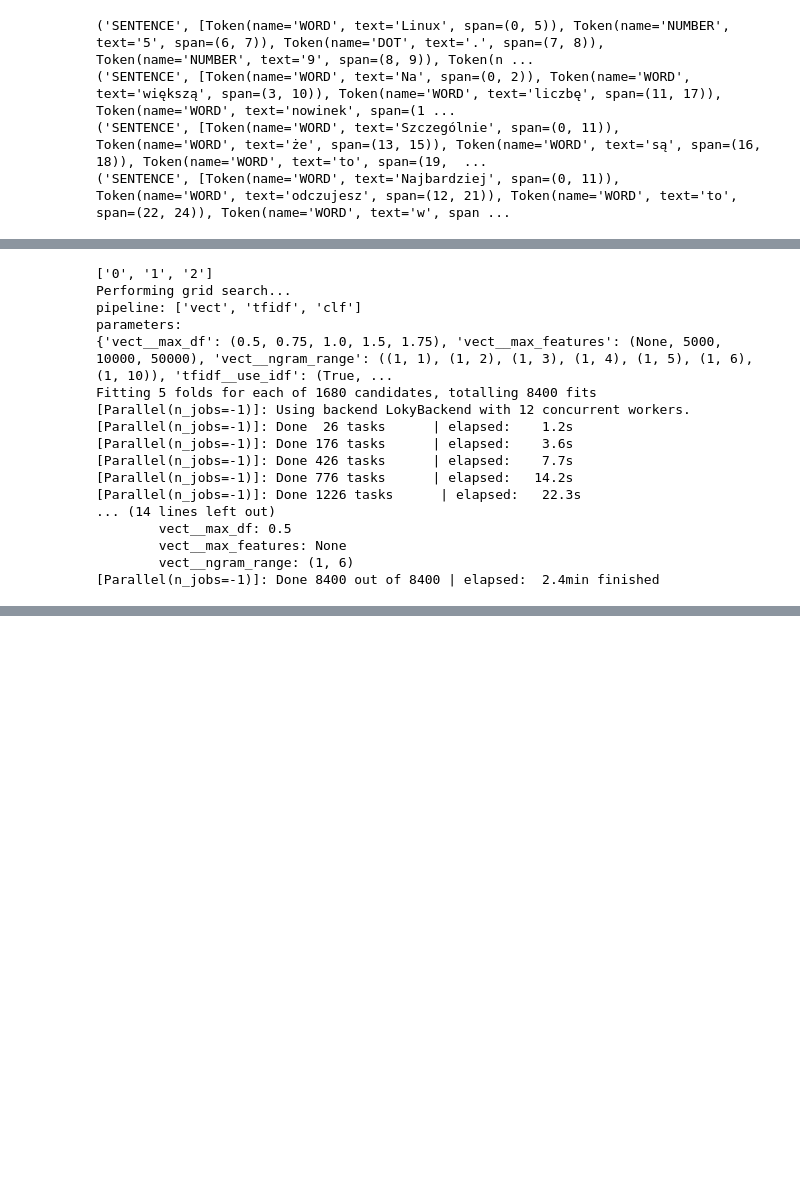
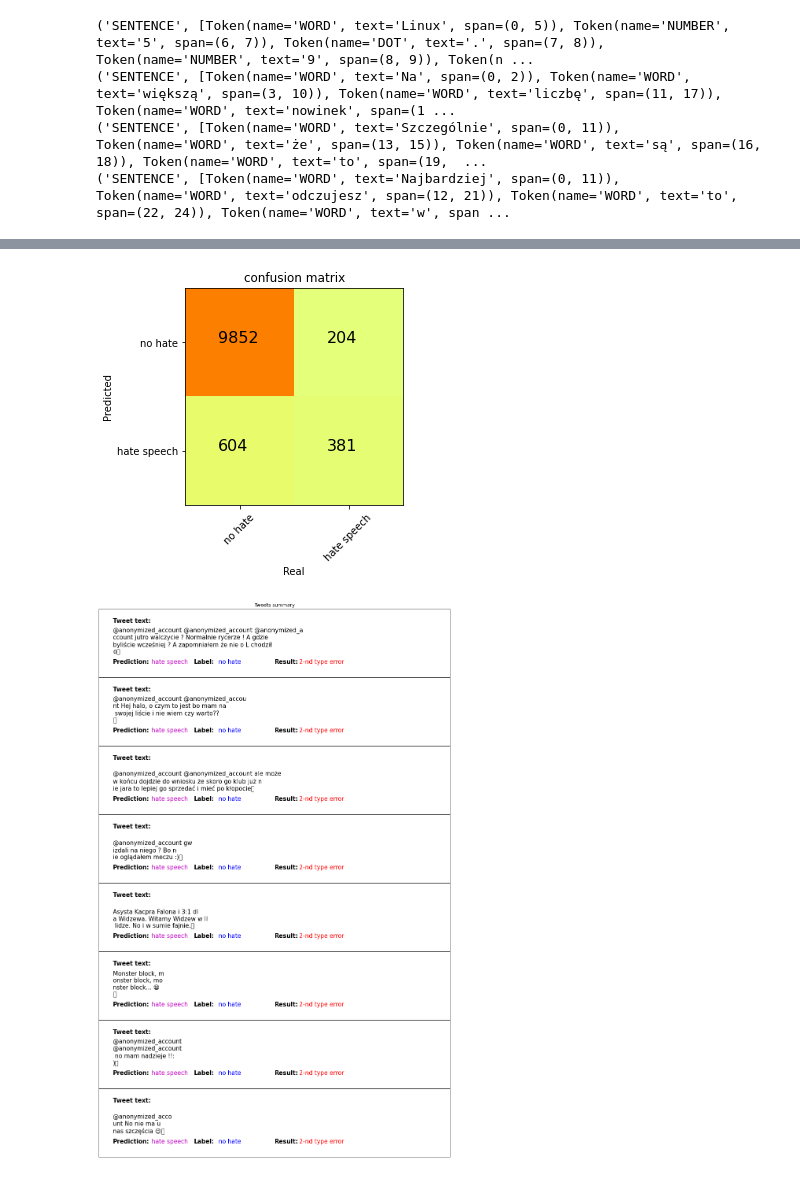
Before and after one commit to kk0walski/AJNLab1, a Jupyter notebook: hate_speech/Tokenization.ipynb, the cells around one changed output, grey strips where cells are left out. Cells and saved outputs as stored; diff of their text form; code cells hidden in the pictures; blank space fills up the shorter version.

```diff
--- a/hate_speech/Tokenization.ipynb
+++ b/hate_speech/Tokenization.ipynb
@@ -168,6 +233,8 @@ NameError: name 'write_part_of_speech' is not defined
 # %%
 from time import time
 
+import pickle
+import gzip
 import pandas as pd
 from sklearn.metrics import f1_score, make_scorer
 from sklearn.feature_extraction.text import CountVectorizer
@@ -175,8 +242,11 @@ from sklearn.feature_extraction.text import TfidfTransformer
 from sklearn.model_selection import GridSearchCV
 from sklearn.naive_bayes import ComplementNB
 from sklearn.pipeline import Pipeline
+from sklearn.metrics import confusion_matrix
 
-def test_classifier(text_file):
+def test_classifier(text_file, out_file, board_file):
+    SPLIT_RATIO = 0.7
+
     columns = ['tweet', 'target']
     rows = []
     with open(text_file) as texts, open("labels.txt") as labels:
@@ -185,7 +255,7 @@ def test_classifier(text_file):
 
     data = pd.DataFrame(rows, columns=columns)
 
-    categories = ['0', '1', '2']
+    categories = ['0', '1']
 
     print(categories)
     pipeline = Pipeline([
@@ -216,26 +286,33 @@ def test_classifier(text_file):
     best_parameters = grid_search.best_estimator_.get_params()
     for param_name in sorted(parameters.keys()):
         print("\t%s: %r" % (param_name, best_parameters[param_name]))
+    predictions = grid_search.predict(list(data.tweet))
+    matrix = confusion_matrix(list(data.target), list(predictions))
+    confusion_matrix_plot(matrix, cls=['no hate', 'hate speech'], x_label='Real', y_label='Predicted',
+                      title='confusion matrix',
+                      file_name=out_file)
+
+
+    with open('data.pkl', 'rb') as f:
+        u = pickle._Unpickler(f)
+        u.encoding = 'utf-8'
+        texts = u.load()
+        new_texts = [text for text in texts[0]]
+        labels = [text for text in texts[1]]
+
+    new_texts = new_texts[int(SPLIT_RATIO*len(texts)):]
+    new_targets = list(labels)[int(SPLIT_RATIO*len(texts)):]
+    new_predictions = list(predictions)[int(SPLIT_RATIO*len(texts)):]
+
+    indices = [6, 10, 19, 26, 27, 28, 29, 164]
+    test_cases = []
+    for i, (t, p, l) in enumerate(zip(new_texts, new_predictions, new_targets)):
+        if i in indices:
+            test_cases.append({'Text': t, 'Prediction': p, 'Label': l})
+
+    test_cases_board(test_cases, title='Tweets summary', file_name=board_file)
 # %%
-test_classifier("MorphoDitaCzas.txt")
+test_classifier("MorphoDitaCzas.txt", "images/MorphoDitaCzas.png", "images/MorphoDitaCzasBoard.png")
-# %% [output]
-['0', '1', '2']
-Performing grid search...
-pipeline: ['vect', 'tfidf', 'clf']
-parameters:
-{'vect__max_df': (0.5, 0.75, 1.0, 1.5, 1.75), 'vect__max_features': (None, 5000, 10000, 50000), 'vect__ngram_range': ((1, 1), (1, 2), (1, 3), (1, 4), (1, 5), (1, 6), (1, 10)), 'tfidf__use_idf': (True, ...
-Fitting 5 folds for each of 1680 candidates, totalling 8400 fits
-[Parallel(n_jobs=-1)]: Using backend LokyBackend with 12 concurrent workers.
-[Parallel(n_jobs=-1)]: Done  26 tasks      | elapsed:    1.2s
-[Parallel(n_jobs=-1)]: Done 176 tasks      | elapsed:    3.6s
-[Parallel(n_jobs=-1)]: Done 426 tasks      | elapsed:    7.7s
-[Parallel(n_jobs=-1)]: Done 776 tasks      | elapsed:   14.2s
-[Parallel(n_jobs=-1)]: Done 1226 tasks      | elapsed:   22.3s
-... (14 lines left out)
-        vect__max_df: 0.5
-        vect__max_features: None
-        vect__ngram_range: (1, 6)
-[Parallel(n_jobs=-1)]: Done 8400 out of 8400 | elapsed:  2.4min finished
 # %%
-test_classifier("WCRFT2Czas.txt")
+test_classifier("WCRFT2Czas.txt", "images/WCRFT2Czas.png", "images/WCRFT2CzasBoard.png")
 # %% [output]
@@ -259 +336,3 @@ Fitting 5 folds for each of 1680 candidates, totalling 8400 fits
+[figure, added]
+[figure, added]
 # %%
```
Also changed, not shown: parts of 15 cells of this notebook, 29 other files.
